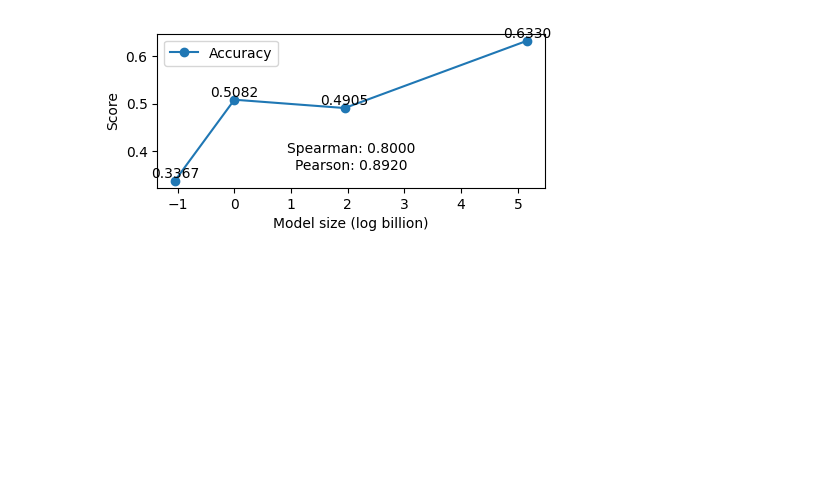
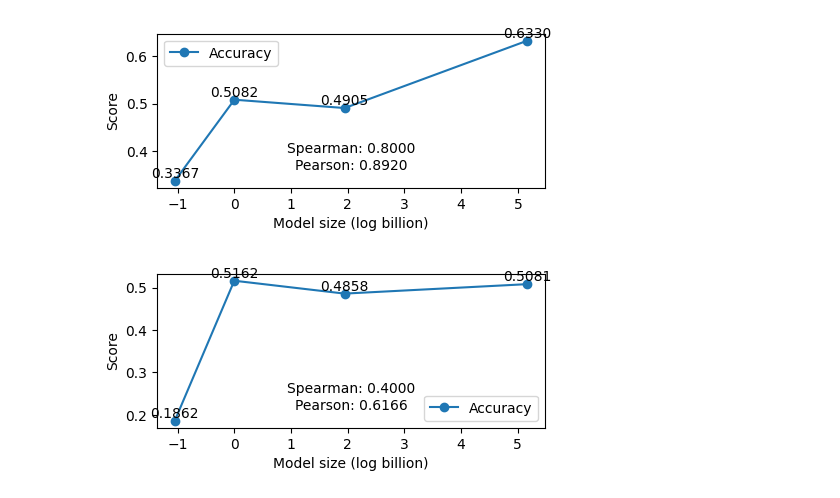
Before and after one commit to yuhui-zh15/InverseScaling, a Jupyter notebook: eval_pipeline/results/analyze_results.ipynb, the cells around one changed output. Cells and saved outputs as stored; diff of their text form; code cells hidden in the pictures; blank space fills up the shorter version.

```diff
--- a/eval_pipeline/results/analyze_results.ipynb
+++ b/eval_pipeline/results/analyze_results.ipynb
@@ -223,3 +223,9 @@ probs, accs = compute_stats(inputs, results)
 plot_curve(probs, accs)
 # %% [output]
 [figure]
+# %%
+inputs, results = load_data("csqa2_gold_no")
+probs, accs = compute_stats(inputs, results)
+plot_curve(probs, accs)
+# %% [output]
+[figure, added]
```
Also changed, not shown: parts of 3 cells of this notebook, 2 other files.
